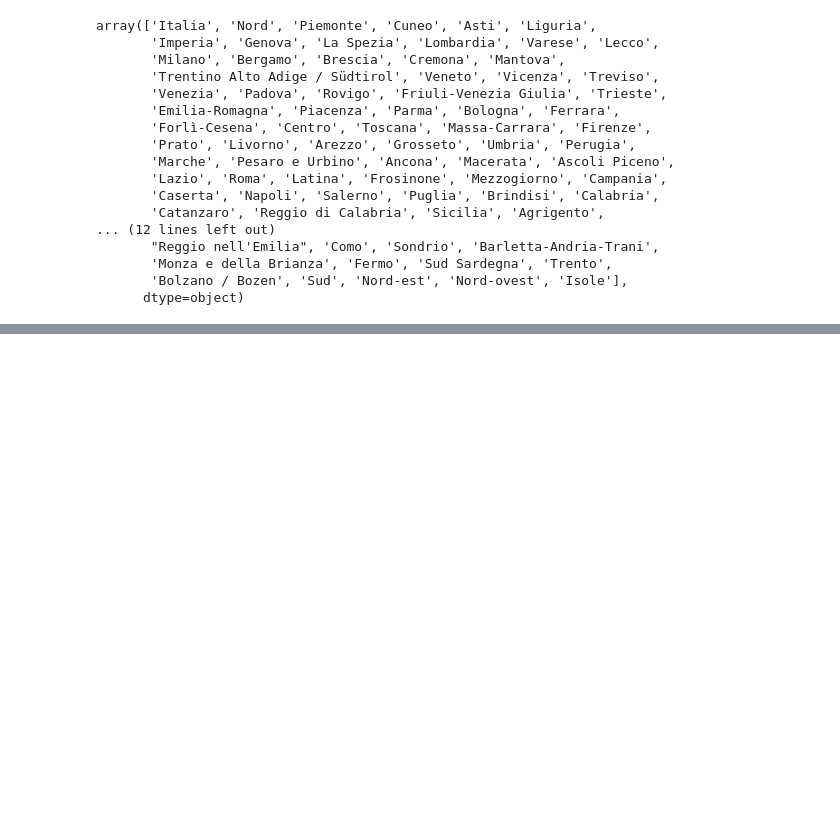
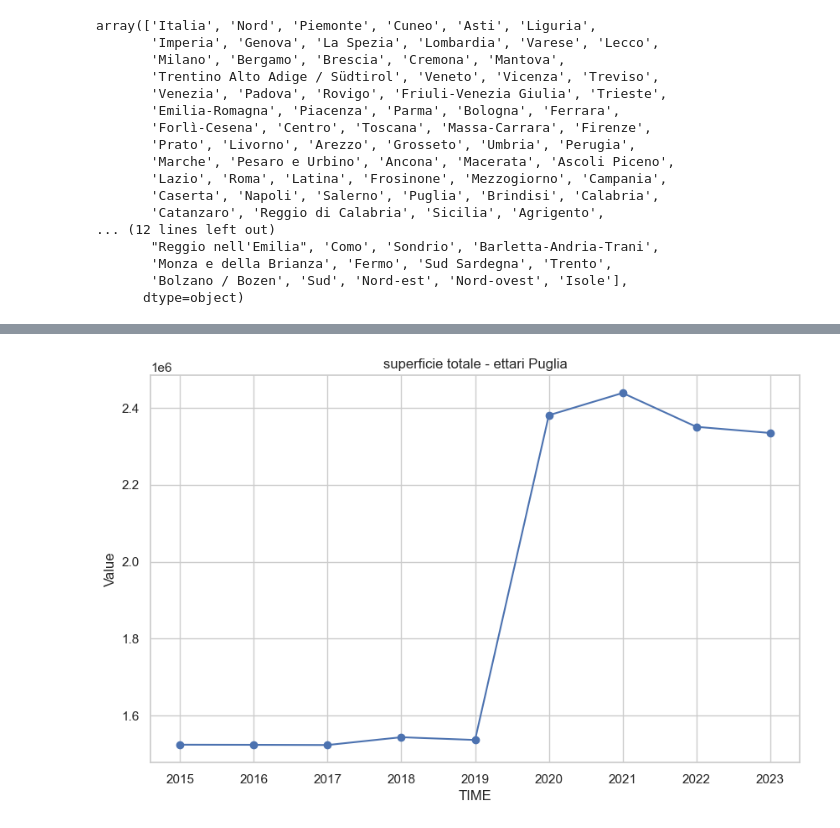
Before and after one commit to AntonioDonnangelo/italian_agriculture_and_protests_analysis, a Jupyter notebook: LULC/Correlazione_remotesensing_ISTAT.ipynb, the cells around one changed output, grey strips where cells are left out. Drawn from its saved outputs; the diff is of its cells as text; code cells hidden in the pictures; blank space fills up the shorter version.

```diff
--- a/LULC/Correlazione_remotesensing_ISTAT.ipynb
+++ b/LULC/Correlazione_remotesensing_ISTAT.ipynb
@@ -161,3 +52,42 @@ veneto = pd.read_csv('Veneto_counts.csv', sep=';')
+# %%
+# Selezione del territorio di interesse
+territorio = 'Toscana'
+
+# Selezione degli attributi che si vogliono osservare
+#attributo = 'produzione totale - quintali'
+#attributo = 'produzione raccolta - quintali'
+attributo = 'superficie totale - ettari'
+#attributo = 'superficie in produzione - ettari'
+
+territorio = 'Puglia'
+
+# Filtrare il territorio di interesse
+data_filtered2 = data_filtered[data_filtered['Territorio'] == territorio]
+
+# Selezionare le colonne di interesse
+column_of_interest = ['Tipo dato', 'Tipo di coltivazione', 'TIME', 'Value']
+data_filtered3 = data_filtered2[column_of_interest]
+
+# Calcolare il valore totale per Tipo dato e TIME
+summarized_df = data_filtered3.groupby(['Tipo dato', 'TIME'])['Value'].sum().reset_index()
+
+# Rimuovere l'anno 2024 e tutto quello prima del 2015
+summarized_df = summarized_df[(summarized_df['TIME'] != 2024) & (summarized_df['TIME'] >= 2015)]
+
+# Filtrare per 'superficie totale - ettari'
+superficie_totale_df = summarized_df[summarized_df['Tipo dato'] == attributo]
+
+title = f'{attributo} {territorio}'
+# Creare il grafico
+plt.figure(figsize=(10, 6))
+plt.plot(superficie_totale_df['TIME'], superficie_totale_df['Value'], marker='o')
+plt.title(title)
+plt.xlabel('TIME')
+plt.ylabel('Value')
+plt.grid(True)
+plt.show()
+# %% [output]
+[figure, added]
 # %%
 import pandas as pd
 import seaborn as sns
```
Also changed, not shown: parts of 7 cells of this notebook, 9 other files.
